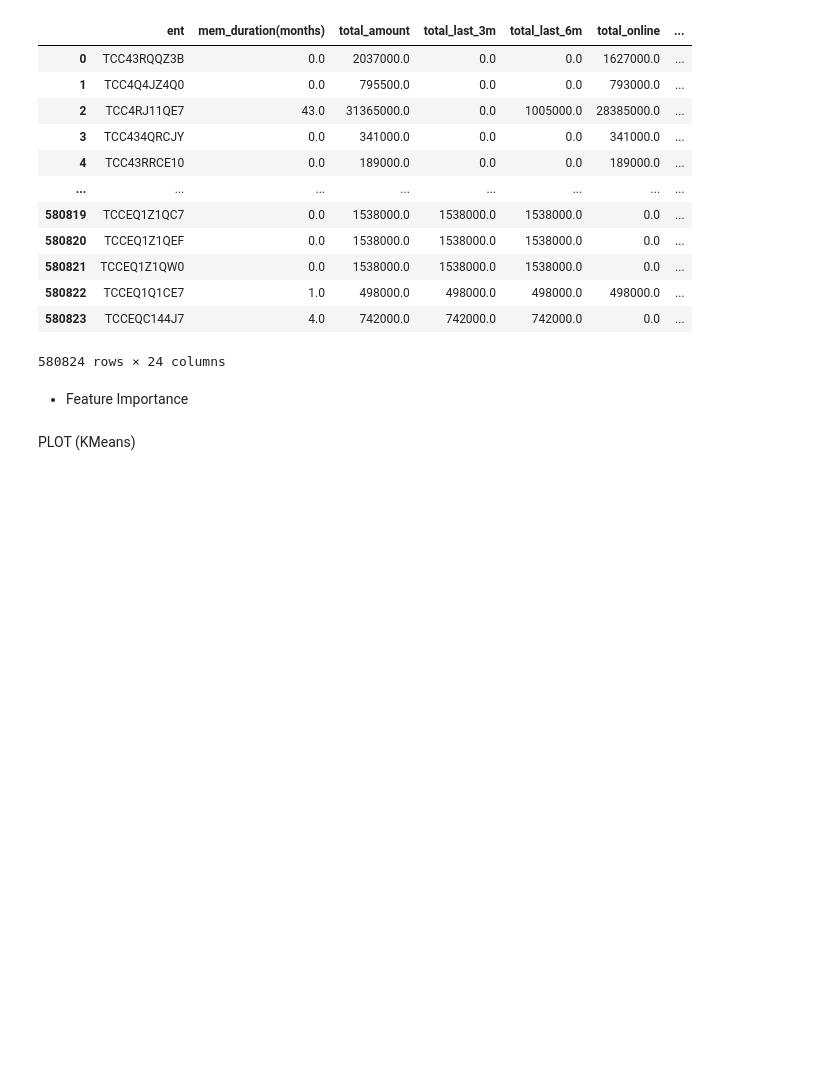
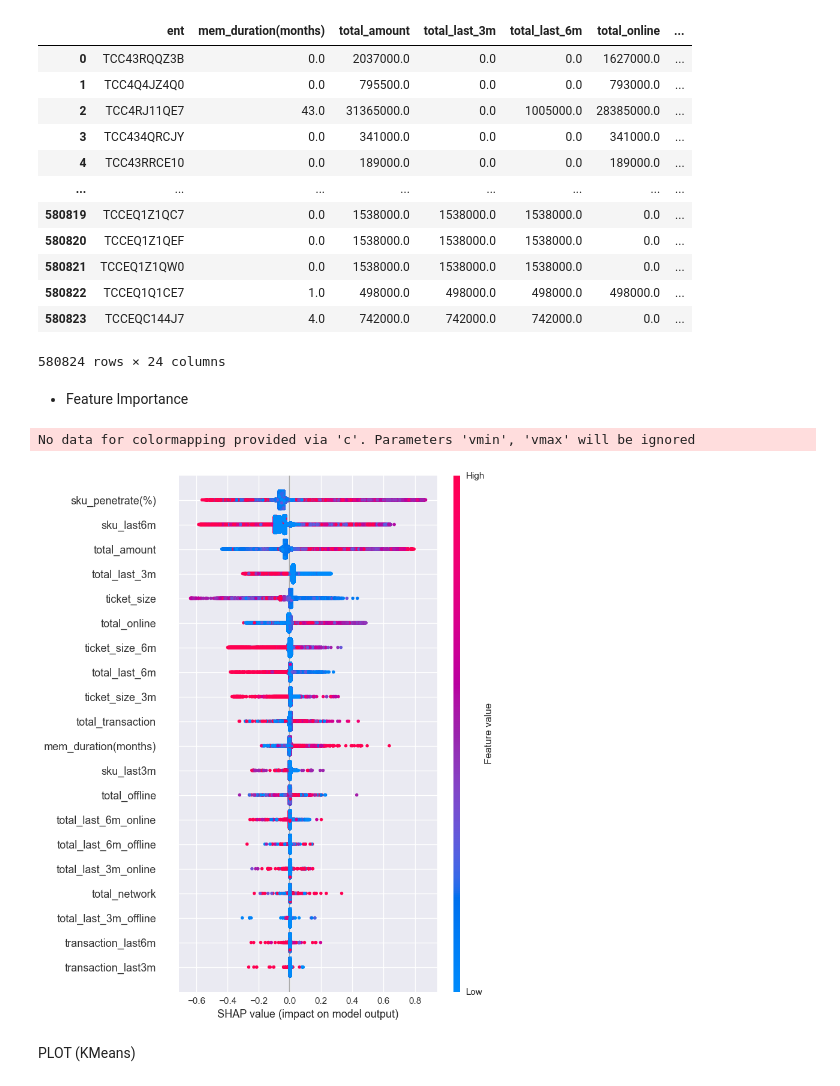
Before and after one commit to HikariJadeEmpire/AdvancedAnalytics-MADT8101, a Jupyter notebook: Week05_CustomerSegmentation/week5-Segmentation.ipynb, the cells around one changed output. Cells and saved outputs as stored; diff of their text form; code cells hidden in the pictures; blank space fills up the shorter version.

```diff
--- a/Week05_CustomerSegmentation/week5-Segmentation.ipynb
+++ b/Week05_CustomerSegmentation/week5-Segmentation.ipynb
@@ -481,27 +481,34 @@ df
 # %%
 # decision tree for feature importance on a regression problem
 from sklearn.ensemble import RandomForestClassifier
+from sklearn.tree import DecisionTreeClassifier
+from sklearn.model_selection import train_test_split
 
 # define dataset
 X = df.drop(columns=['ent','cluster'])
 y = df['cluster']
 
+X_train, X_test, y_train, y_test = train_test_split(X, y, test_size=0.33, random_state=42)
 # define the model
-model = RandomForestClassifier()
+# model = RandomForestClassifier()
+model = DecisionTreeClassifier()
 # fit the model
 model.fit(X, y)
 
 import shap  # package used to calculate Shap values
 
 # Create object that can calculate shap values
 explainer = shap.TreeExplainer(model)
 
 # calculate shap values. This is what we will plot.
 # Calculate shap_values for all of val_X rather than a single row, to have more data for plot.
-shap_values = explainer.shap_values(X)
+shap_values = explainer.shap_values(X_test)
 
 # Make plot. Index of [1] is explained in text below.
-shap.summary_plot(shap_values[1], X)
+shap.summary_plot(shap_values[1], X_test)
+# %% [output]
+No data for colormapping provided via 'c'. Parameters 'vmin', 'vmax' will be ignored
+[figure, added]
 # %% [markdown]
 PLOT (KMeans)
 # %%
```
Also changed, not shown: parts of 3 cells of this notebook.
